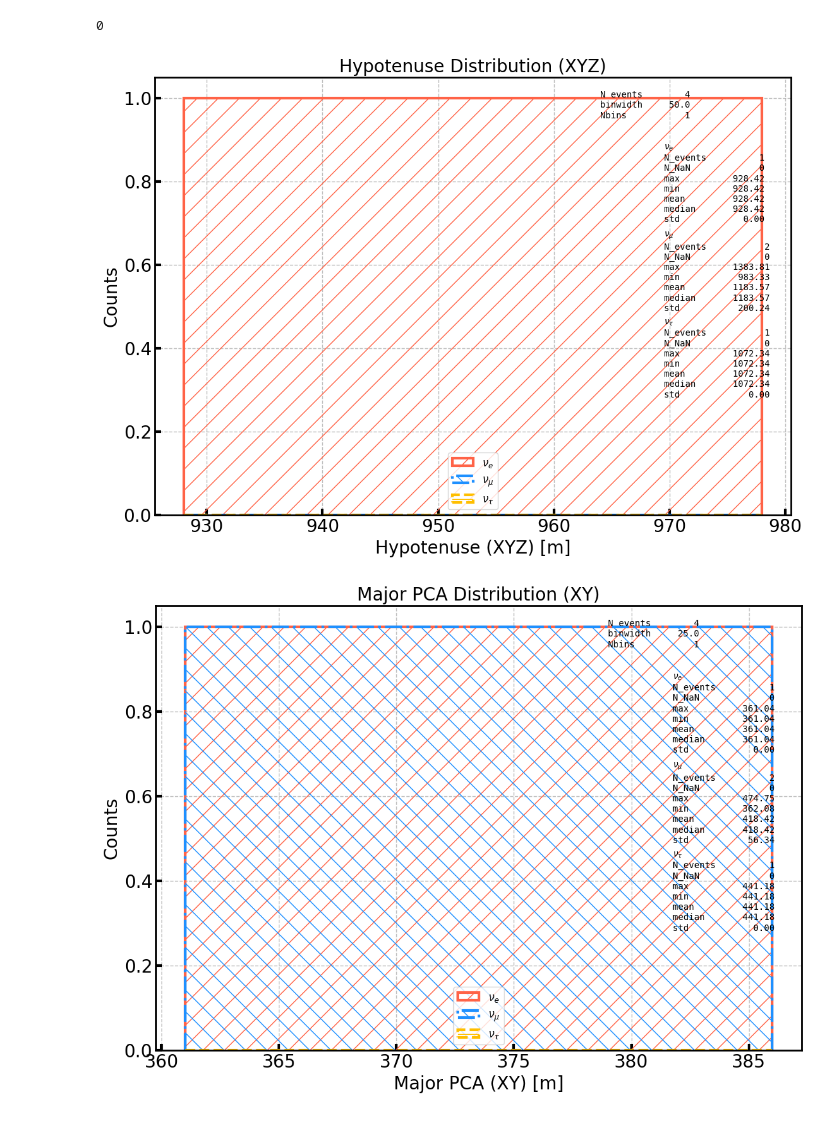
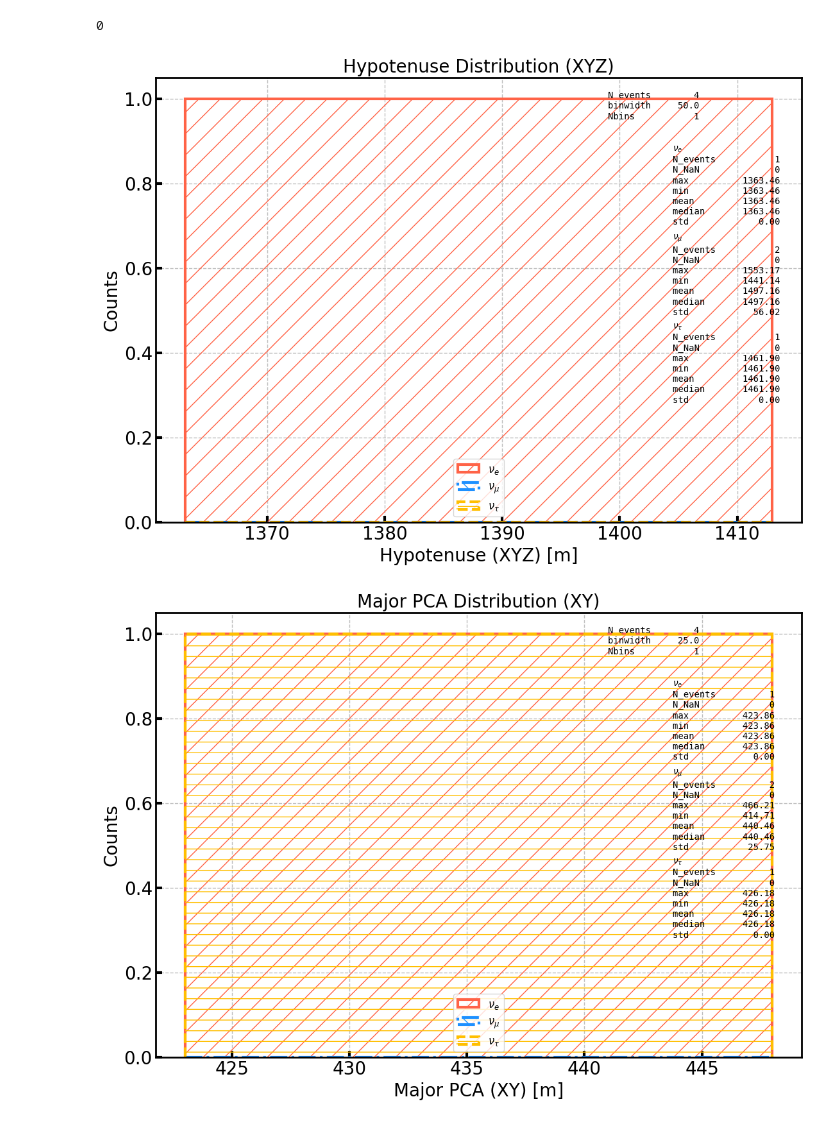
Before and after one commit to KUcyans/PMTfication, a Jupyter notebook: EventPeek/Which_cosine_are_you_talking_about.ipynb, the cells around one changed output. Drawn from its saved outputs; the diff is of its cells as text; code cells hidden in the pictures.

```diff
--- a/EventPeek/Which_cosine_are_you_talking_about.ipynb
+++ b/EventPeek/Which_cosine_are_you_talking_about.ipynb
@@ -334,10 +327,10 @@ num_shards_dict = {
 # %%
 run_for_your_life(root_before_subdir = root_dir_noCR_CC_IN,
                     er = EnergyRange.ER_10_TEV_1_PEV,
                     part = 1,
-                    Q_cut=-1,
+                    Q_cut=-10,
                     num_shards_dict=num_shards_dict)
 #
 # %% [output]
-[figure, old version]
+[figure, new version]
-[figure, old version]
+[figure, new version]
```
Also changed, not shown: parts of 2 cells of this notebook, 9 other files.
